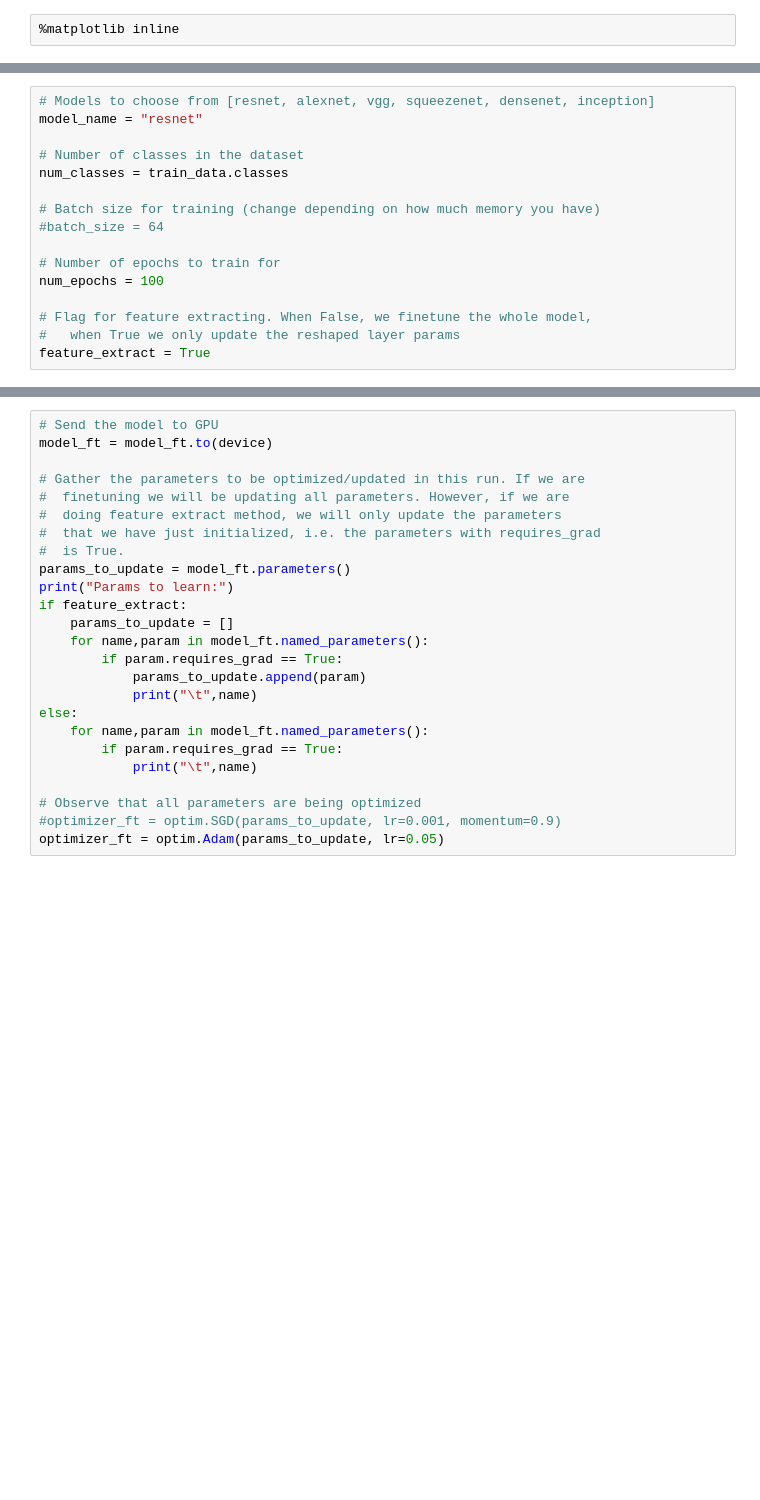
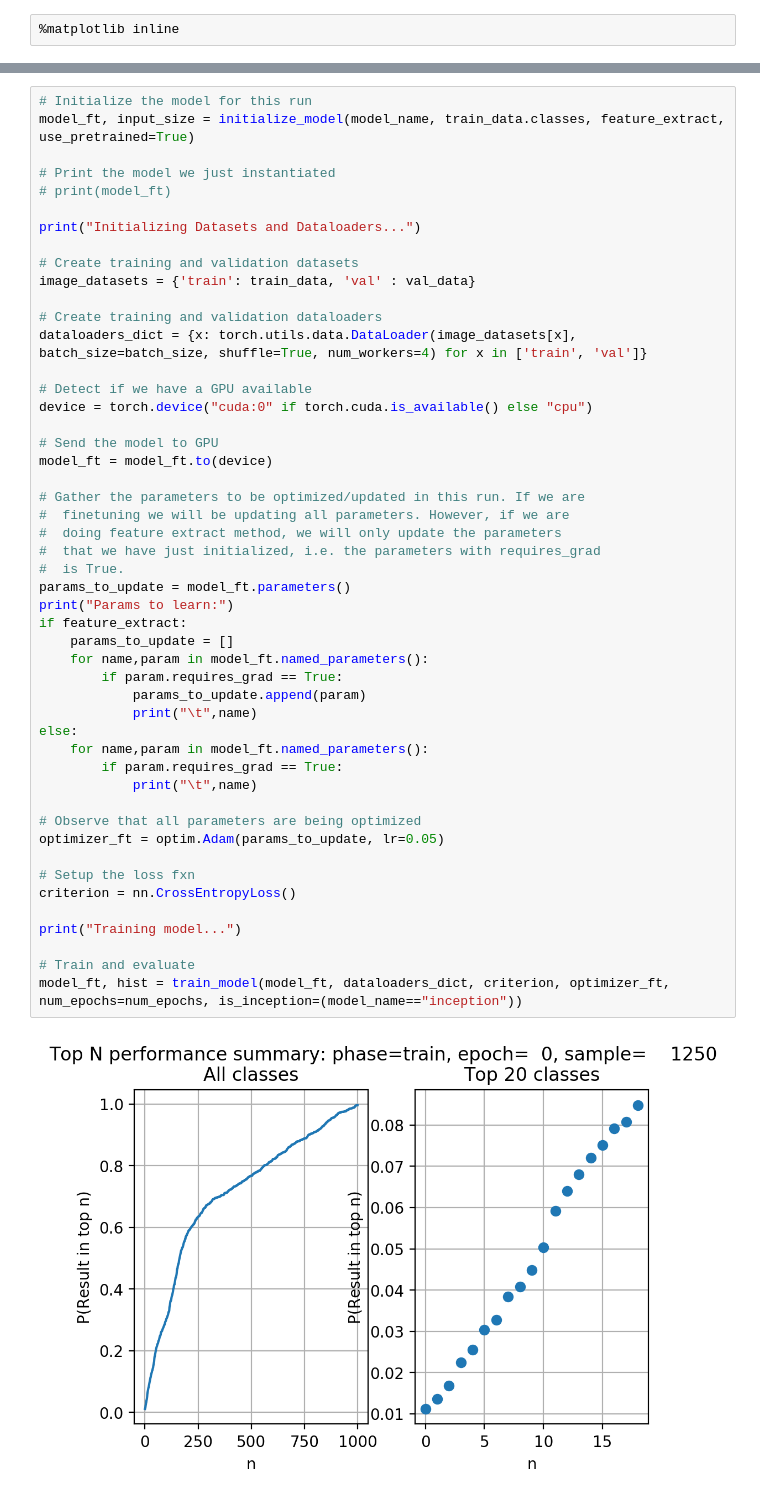
Before and after one commit to gloudemans/WorkLab, a Jupyter notebook: DvmCarFE.ipynb, the cells around one changed output, grey strips where cells are left out. Drawn from its saved outputs; the diff is of its cells as text; blank space fills up the shorter version.

Commit message:
Added Top N statistics & plot.

```diff
--- a/DvmCarFE.ipynb
+++ b/DvmCarFE.ipynb
@@ -94,16 +2,0 @@ the others remain fixed.
-# %%
-# Models to choose from [resnet, alexnet, vgg, squeezenet, densenet, inception]
-model_name = "resnet"
-
-# Number of classes in the dataset
-num_classes = train_data.classes
-
-# Batch size for training (change depending on how much memory you have)
-#batch_size = 64
-
-# Number of epochs to train for
-num_epochs = 100
-
-# Flag for feature extracting. When False, we finetune the whole model,
-#   when True we only update the reshaped layer params
-feature_extract = True
@@ -336,26 +304,51 @@ and only include the weights and biases of the reshaped layers.
 # %%
+# Initialize the model for this run
+model_ft, input_size = initialize_model(model_name, train_data.classes, feature_extract, use_pretrained=True)
+
+# Print the model we just instantiated
+# print(model_ft)
+
+print("Initializing Datasets and Dataloaders...")
+
+# Create training and validation datasets
+image_datasets = {'train': train_data, 'val' : val_data}
+
+# Create training and validation dataloaders
+dataloaders_dict = {x: torch.utils.data.DataLoader(image_datasets[x], batch_size=batch_size, shuffle=True, num_workers=4) for x in ['train', 'val']}
+
+# Detect if we have a GPU available
+device = torch.device("cuda:0" if torch.cuda.is_available() else "cpu")
+
 # Send the model to GPU
 model_ft = model_ft.to(device)
 
 # Gather the parameters to be optimized/updated in this run. If we are
 #  finetuning we will be updating all parameters. However, if we are
 #  doing feature extract method, we will only update the parameters
 #  that we have just initialized, i.e. the parameters with requires_grad
 #  is True.
 params_to_update = model_ft.parameters()
 print("Params to learn:")
 if feature_extract:
     params_to_update = []
     for name,param in model_ft.named_parameters():
         if param.requires_grad == True:
             params_to_update.append(param)
             print("\t",name)
 else:
     for name,param in model_ft.named_parameters():
         if param.requires_grad == True:
             print("\t",name)
 
 # Observe that all parameters are being optimized
-#optimizer_ft = optim.SGD(params_to_update, lr=0.001, momentum=0.9)
 optimizer_ft = optim.Adam(params_to_update, lr=0.05)
+
+# Setup the loss fxn
+criterion = nn.CrossEntropyLoss()
+
+print("Training model...")
+
+# Train and evaluate
+model_ft, hist = train_model(model_ft, dataloaders_dict, criterion, optimizer_ft, num_epochs=num_epochs, is_inception=(model_name=="inception"))
 # %% [output]
+[figure, added]
```
Also changed, not shown: parts of 16 cells of this notebook, 1 other file.
